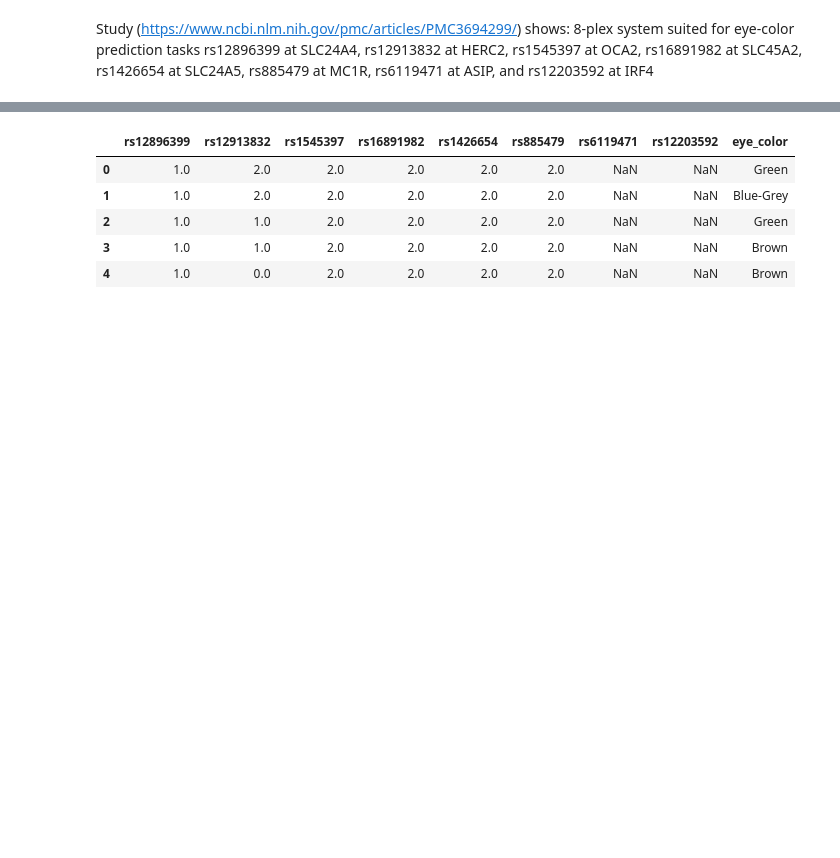
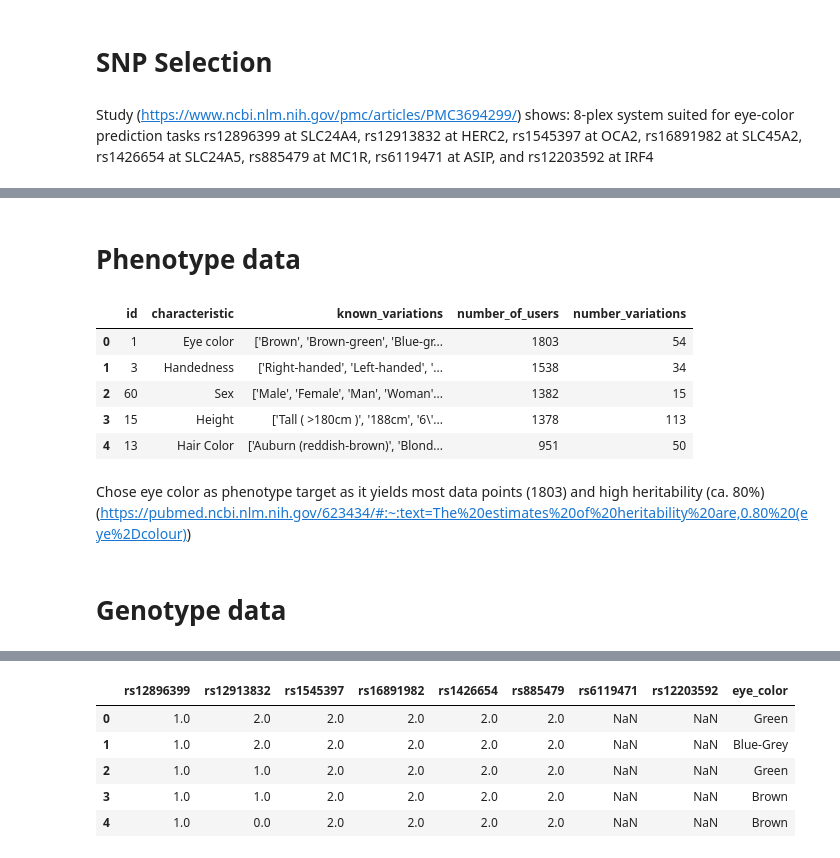
Before and after one commit to ChrisTho23/Gen2PhenMini, a Jupyter notebook: src/EDA.ipynb, the cells around one changed output, grey strips where cells are left out. Saved outputs shown, nothing was run; the diff lists cells and outputs as text; code cells hidden in the pictures; blank space fills up the shorter version.

```diff
--- a/src/EDA.ipynb
+++ b/src/EDA.ipynb
@@ -9,6 +10,8 @@ from utils import *
 
 pd.set_option('display.max_rows', 50)
 pd.set_option('display.max_colwidth', 50)
+# %% [markdown]
+# SNP Selection
 # %% [markdown]
 Study (https://www.ncbi.nlm.nih.gov/pmc/articles/PMC3694299/) shows: 8-plex system suited for eye-color prediction tasks
 rs12896399 at SLC24A4, rs12913832 at HERC2, rs1545397 at OCA2, rs16891982 at SLC45A2, rs1426654 at SLC24A5, rs885479 at MC1R, rs6119471 at ASIP, and rs12203592 at IRF4
@@ -23,6 +26,22 @@ df_annotations
 | 3 | {'A': 16, 'T': 2724, 'G': 4026, '... | {'A': 2351, 'T': 0, 'G': 4347, 'C... | {'A': 4, 'T': 0, 'G': 0, 'C': 0} | {'A': 0, 'T': 0, 'G': 5508, 'C': ... | {'A': 6499, 'T': 0, 'G': 483, 'C'... | {'A': 528, 'T': 0, 'G': 6292, 'C'... | {'A': 0, 'T': 0, 'G': 0, 'C': 0} | {'A': 0, 'T': 977, 'G': 0, 'C': 5... |
 | 4 | {'GT': 1544, 'GG': 1241, 'TT': 59... | {'GG': 1548, 'AG': 1251, 'AA': 550} | {'AA': 2} | {'GG': 2549, 'CG': 410, 'CC': 245} | {'AA': 3140, 'AG': 219, 'GG': 132} | {'GG': 2924, 'AG': 444, 'CC': 7, ... | {} | {'CC': 2483, 'CT': 783, 'TT': 97} |
 | 5 | {'mendeley': [{'author': 'Kornkia... | {'mendeley': [{'author': 'Melissa... | {'mendeley': [], 'plos': [], 'snp... | {'mendeley': [{'author': 'Jonas M... | {'mendeley': [{'author': 'Chandan... | {'mendeley': [], 'plos': [{'autho... | {'mendeley': [], 'plos': [], 'snp... | {'mendeley': [{'author': 'Jiali H... |
+# %% [markdown]
+# Phenotype data
+# %%
+df_phen = pd.read_csv(DATA['PHEN'])
+df_phen.head()
+# %% [output]
+|  | id | characteristic | known_variations | number_of_users | number_variations |
+| 0 | 1 | Eye color | ['Brown', 'Brown-green', 'Blue-gr... | 1803 | 54 |
+| 1 | 3 | Handedness | ['Right-handed', 'Left-handed', '... | 1538 | 34 |
+| 2 | 60 | Sex | ['Male', 'Female', 'Man', 'Woman'... | 1382 | 15 |
+| 3 | 15 | Height | ['Tall ( >180cm )', '188cm', '6\'... | 1378 | 113 |
+| 4 | 13 | Hair Color | ['Auburn (reddish-brown)', 'Blond... | 951 | 50 |
+# %% [markdown]
+Chose eye color as phenotype target as it yields most data points (1803) and high heritability (ca. 80%) (https://pubmed.ncbi.nlm.nih.gov/623434/#:~:text=The%20estimates%20of%20heritability%20are,0.80%20(eye%2Dcolour))
+# %% [markdown]
+# Genotype data
 # %%
 df_gen = pd.read_csv(DATA["GEN"])
 df_gen.head()
```
Also changed, not shown: parts of 9 cells of this notebook, 6 other files.
